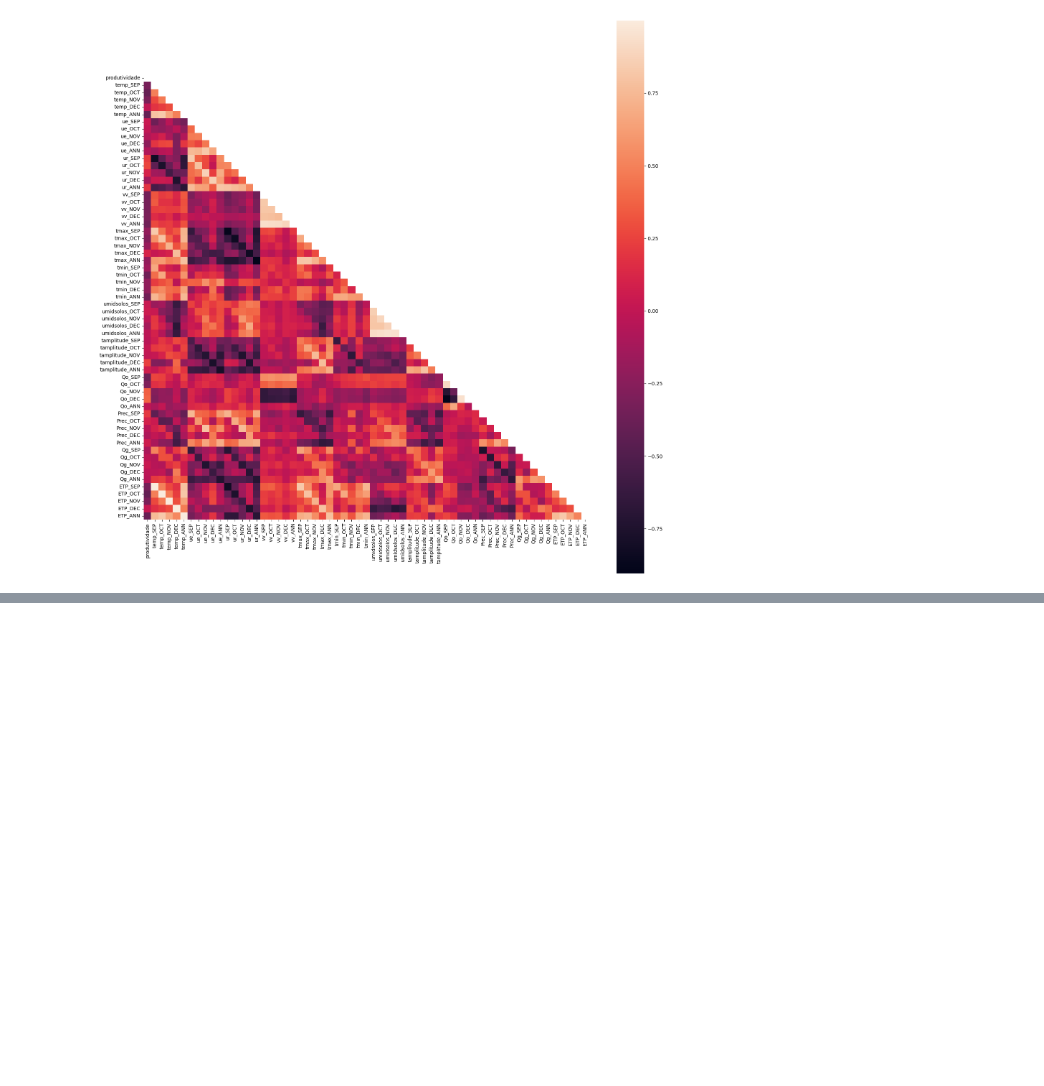
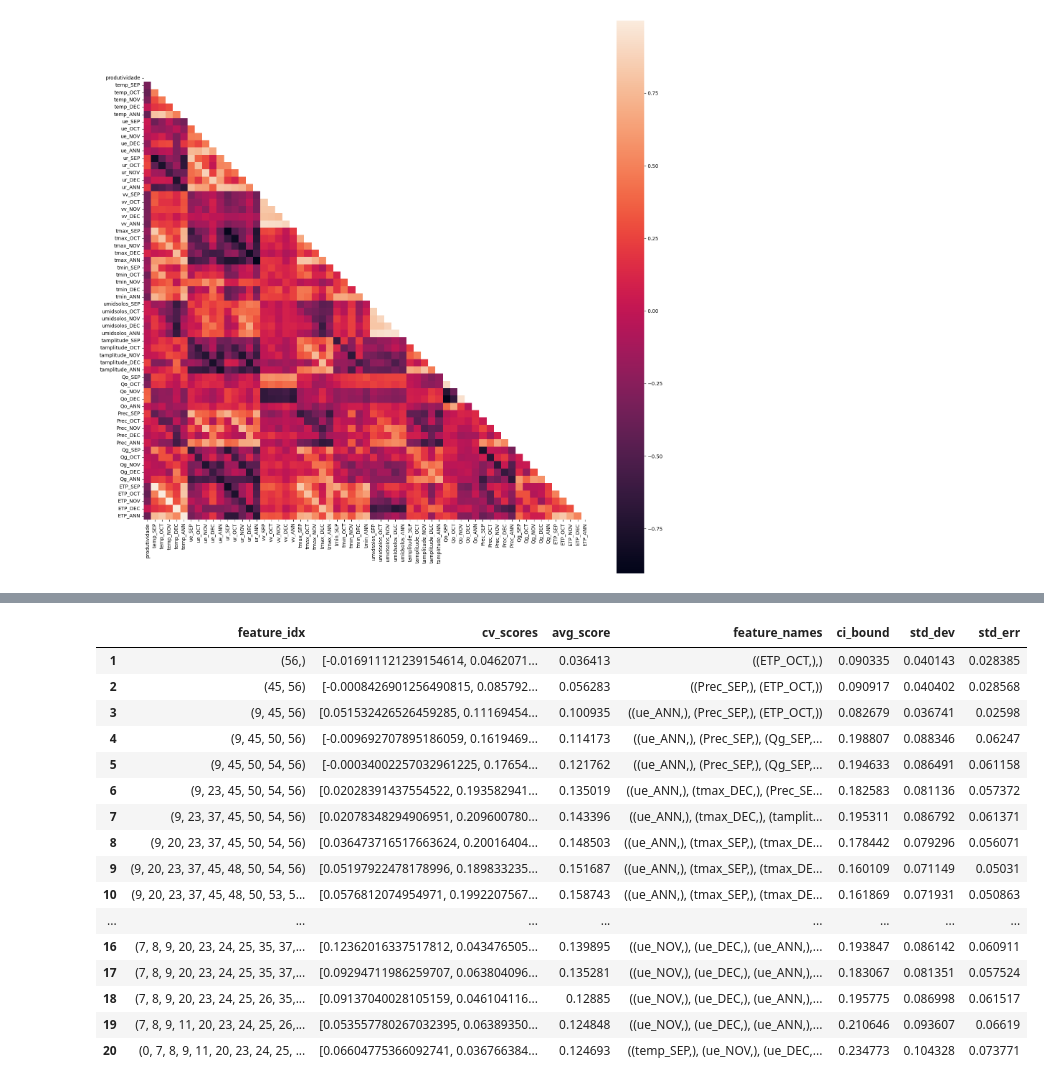
Before and after one commit to theusnevess/previsao-da-produtividade-do-amendoim, a Jupyter notebook: notebooks/Peanut_tech.ipynb, the cells around one changed output, grey strips where cells are left out. Saved outputs shown, nothing was run; the diff lists cells and outputs as text; code cells hidden in the pictures; blank space fills up the shorter version.

```diff
--- a/notebooks/Peanut_tech.ipynb
+++ b/notebooks/Peanut_tech.ipynb
@@ -192,0 +251,21 @@ sns.heatmap(matriz_correlacao, mask=mask, square=True)
+# %%
+tabela = pd.DataFrame.from_dict(sfs_select.get_metric_dict()).T
+tabela
+# %% [output]
+|  | feature_idx | cv_scores | avg_score | feature_names | ci_bound | std_dev | std_err |
+| 1 | (56,) | [-0.016911121239154614, 0.0462071... | 0.036413 | ((ETP_OCT,),) | 0.090335 | 0.040143 | 0.028385 |
+| 2 | (45, 56) | [-0.0008426901256490815, 0.085792... | 0.056283 | ((Prec_SEP,), (ETP_OCT,)) | 0.090917 | 0.040402 | 0.028568 |
+| 3 | (9, 45, 56) | [0.051532426526459285, 0.11169454... | 0.100935 | ((ue_ANN,), (Prec_SEP,), (ETP_OCT,)) | 0.082679 | 0.036741 | 0.02598 |
+| 4 | (9, 45, 50, 56) | [-0.009692707895186059, 0.1619469... | 0.114173 | ((ue_ANN,), (Prec_SEP,), (Qg_SEP,... | 0.198807 | 0.088346 | 0.06247 |
+| 5 | (9, 45, 50, 54, 56) | [-0.00034002257032961225, 0.17654... | 0.121762 | ((ue_ANN,), (Prec_SEP,), (Qg_SEP,... | 0.194633 | 0.086491 | 0.061158 |
+| 6 | (9, 23, 45, 50, 54, 56) | [0.02028391437554522, 0.193582941... | 0.135019 | ((ue_ANN,), (tmax_DEC,), (Prec_SE... | 0.182583 | 0.081136 | 0.057372 |
+| 7 | (9, 23, 37, 45, 50, 54, 56) | [0.02078348294906951, 0.209600780... | 0.143396 | ((ue_ANN,), (tmax_DEC,), (tamplit... | 0.195311 | 0.086792 | 0.061371 |
+| 8 | (9, 20, 23, 37, 45, 50, 54, 56) | [0.036473716517663624, 0.20016404... | 0.148503 | ((ue_ANN,), (tmax_SEP,), (tmax_DE... | 0.178442 | 0.079296 | 0.056071 |
+| 9 | (9, 20, 23, 37, 45, 48, 50, 54, 56) | [0.05197922478178996, 0.189833235... | 0.151687 | ((ue_ANN,), (tmax_SEP,), (tmax_DE... | 0.160109 | 0.071149 | 0.05031 |
+| 10 | (9, 20, 23, 37, 45, 48, 50, 53, 5... | [0.0576812074954971, 0.1992207567... | 0.158743 | ((ue_ANN,), (tmax_SEP,), (tmax_DE... | 0.161869 | 0.071931 | 0.050863 |
+| ... | ... | ... | ... | ... | ... | ... | ... |
+| 16 | (7, 8, 9, 20, 23, 24, 25, 35, 37,... | [0.12362016337517812, 0.043476505... | 0.139895 | ((ue_NOV,), (ue_DEC,), (ue_ANN,),... | 0.193847 | 0.086142 | 0.060911 |
+| 17 | (7, 8, 9, 20, 23, 24, 25, 35, 37,... | [0.09294711986259707, 0.063804096... | 0.135281 | ((ue_NOV,), (ue_DEC,), (ue_ANN,),... | 0.183067 | 0.081351 | 0.057524 |
+| 18 | (7, 8, 9, 20, 23, 24, 25, 26, 35,... | [0.09137040028105159, 0.046104116... | 0.12885 | ((ue_NOV,), (ue_DEC,), (ue_ANN,),... | 0.195775 | 0.086998 | 0.061517 |
+| 19 | (7, 8, 9, 11, 20, 23, 24, 25, 26,... | [0.053557780267032395, 0.06389350... | 0.124848 | ((ue_NOV,), (ue_DEC,), (ue_ANN,),... | 0.210646 | 0.093607 | 0.06619 |
+| 20 | (0, 7, 8, 9, 11, 20, 23, 24, 25, ... | [0.06604775366092741, 0.036766384... | 0.124693 | ((temp_SEP,), (ue_NOV,), (ue_DEC,... | 0.234773 | 0.104328 | 0.073771 |
```
Also changed, not shown: parts of 5 cells of this notebook.
